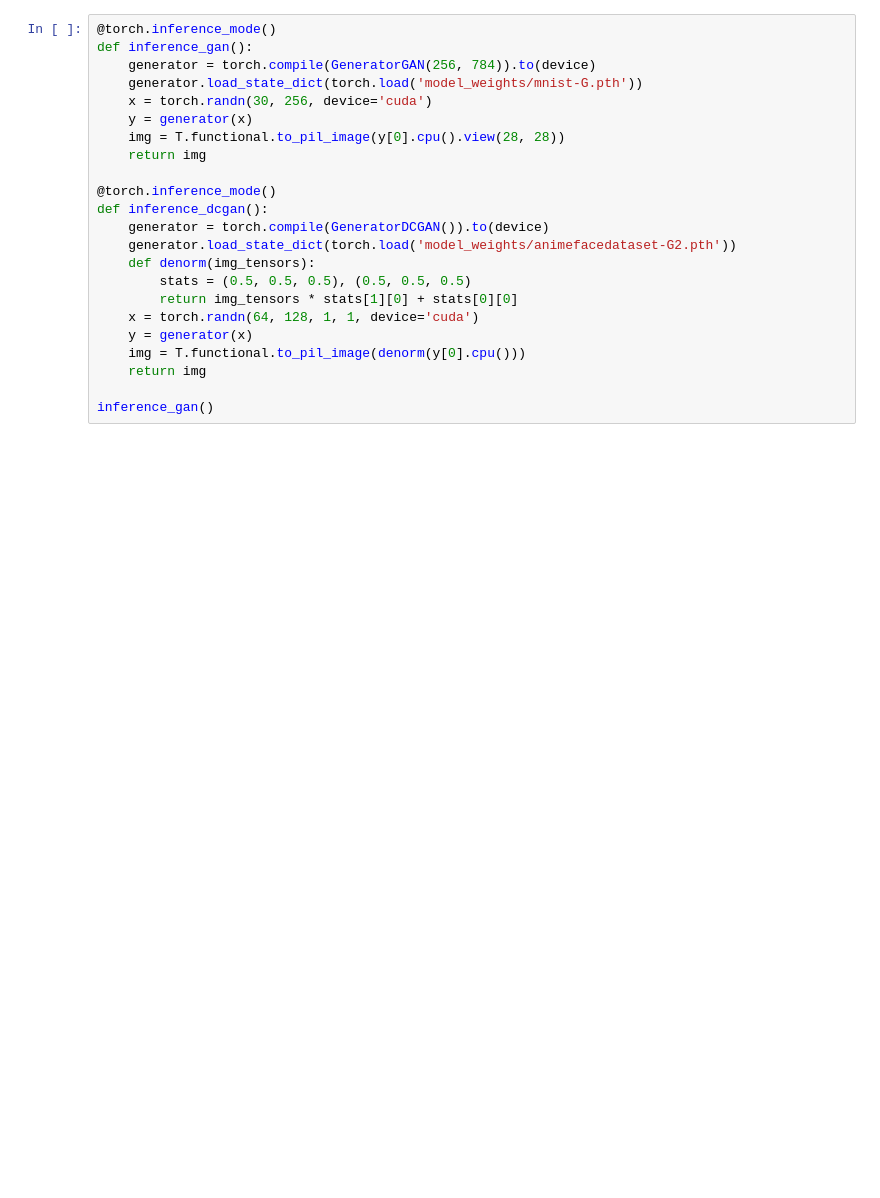
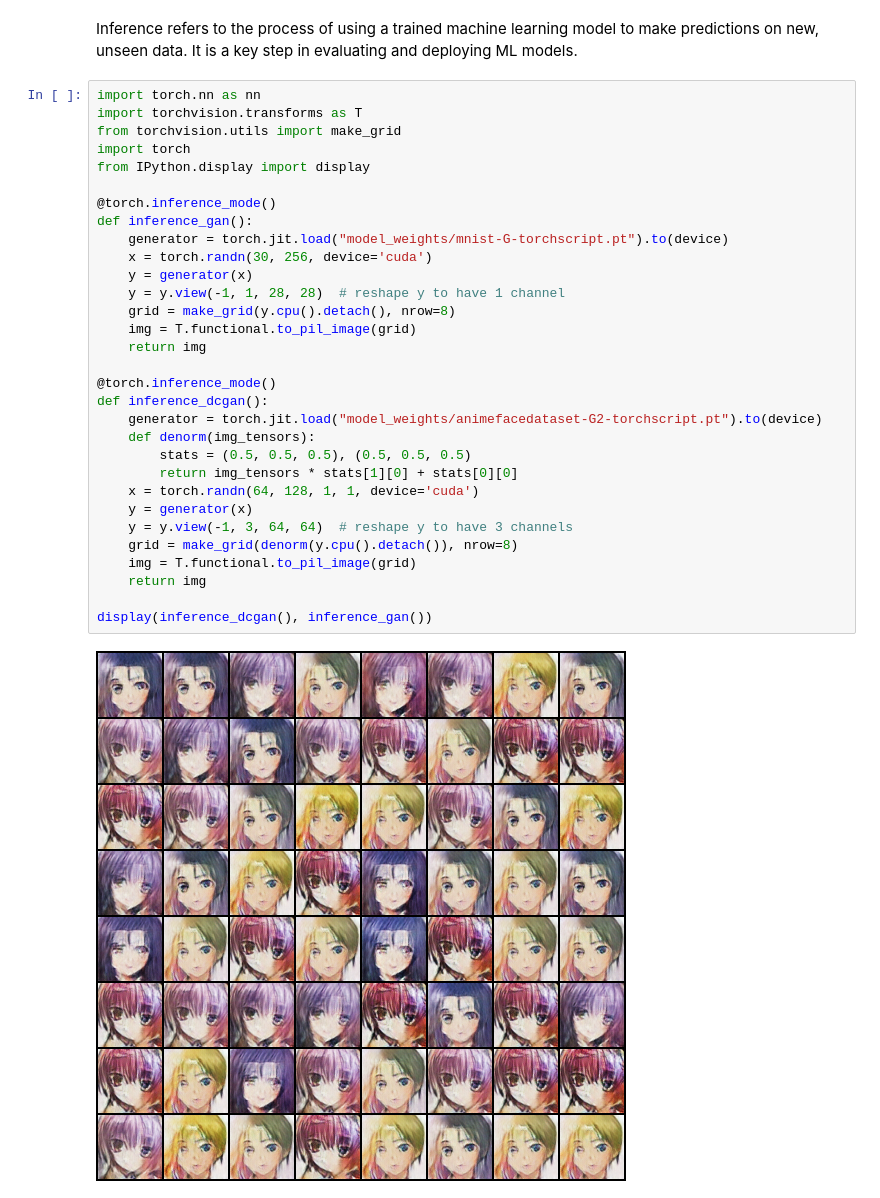
Before and after one commit to minhalvp/learning-gans, a Jupyter notebook: inference.ipynb, the cells around one changed output. Cells and saved outputs as stored; diff of their text form; blank space fills up the shorter version.

Commit message:
updated inference.ipynb with notes

```diff
--- a/inference.ipynb
+++ b/inference.ipynb
@@ -47,23 +3,35 @@ class GeneratorGAN(nn.Module):
+# %% [markdown]
+Inference refers to the process of using a trained machine learning model to make predictions on new, unseen data. It is a key step in evaluating and deploying ML models.
 # %%
+import torch.nn as nn
+import torchvision.transforms as T
+from torchvision.utils import make_grid
+import torch
+from IPython.display import display
+
 @torch.inference_mode()
 def inference_gan():
-    generator = torch.compile(GeneratorGAN(256, 784)).to(device)
-    generator.load_state_dict(torch.load('model_weights/mnist-G.pth'))
+    generator = torch.jit.load("model_weights/mnist-G-torchscript.pt").to(device)
     x = torch.randn(30, 256, device='cuda')
     y = generator(x)
-    img = T.functional.to_pil_image(y[0].cpu().view(28, 28))
+    y = y.view(-1, 1, 28, 28)  # reshape y to have 1 channel
+    grid = make_grid(y.cpu().detach(), nrow=8)
+    img = T.functional.to_pil_image(grid)
     return img
 
 @torch.inference_mode()
 def inference_dcgan():
-    generator = torch.compile(GeneratorDCGAN()).to(device)
-    generator.load_state_dict(torch.load('model_weights/animefacedataset-G2.pth'))
+    generator = torch.jit.load("model_weights/animefacedataset-G2-torchscript.pt").to(device)
     def denorm(img_tensors):
         stats = (0.5, 0.5, 0.5), (0.5, 0.5, 0.5)
         return img_tensors * stats[1][0] + stats[0][0]
     x = torch.randn(64, 128, 1, 1, device='cuda')
     y = generator(x)
-    img = T.functional.to_pil_image(denorm(y[0].cpu()))
+    y = y.view(-1, 3, 64, 64)  # reshape y to have 3 channels
+    grid = make_grid(denorm(y.cpu().detach()), nrow=8)
+    img = T.functional.to_pil_image(grid)
     return img
 
-inference_gan()
+display(inference_dcgan(), inference_gan())
+# %% [output]
+[figure, added]
```
Also changed, not shown: parts of 5 cells of this notebook, 6 other files.
